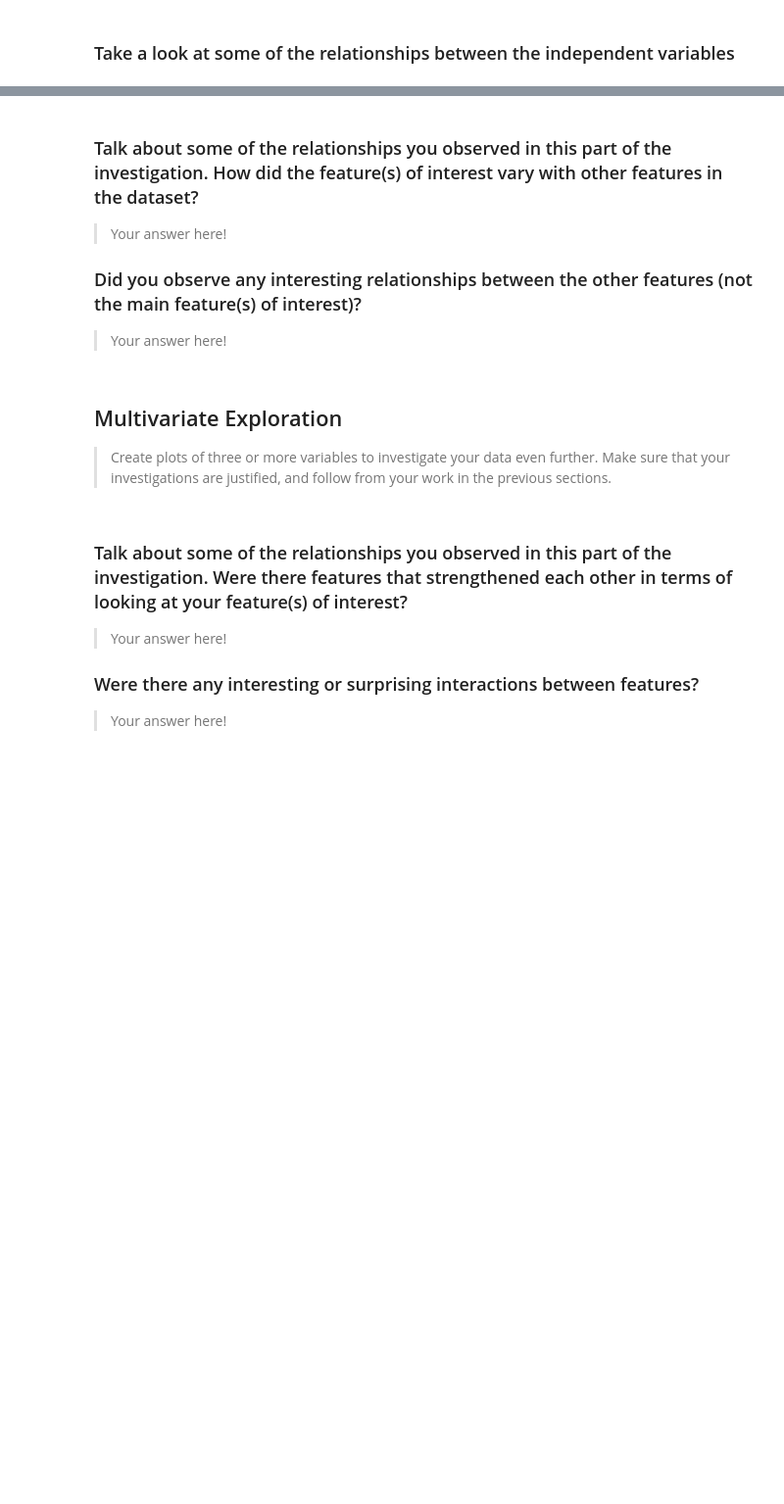
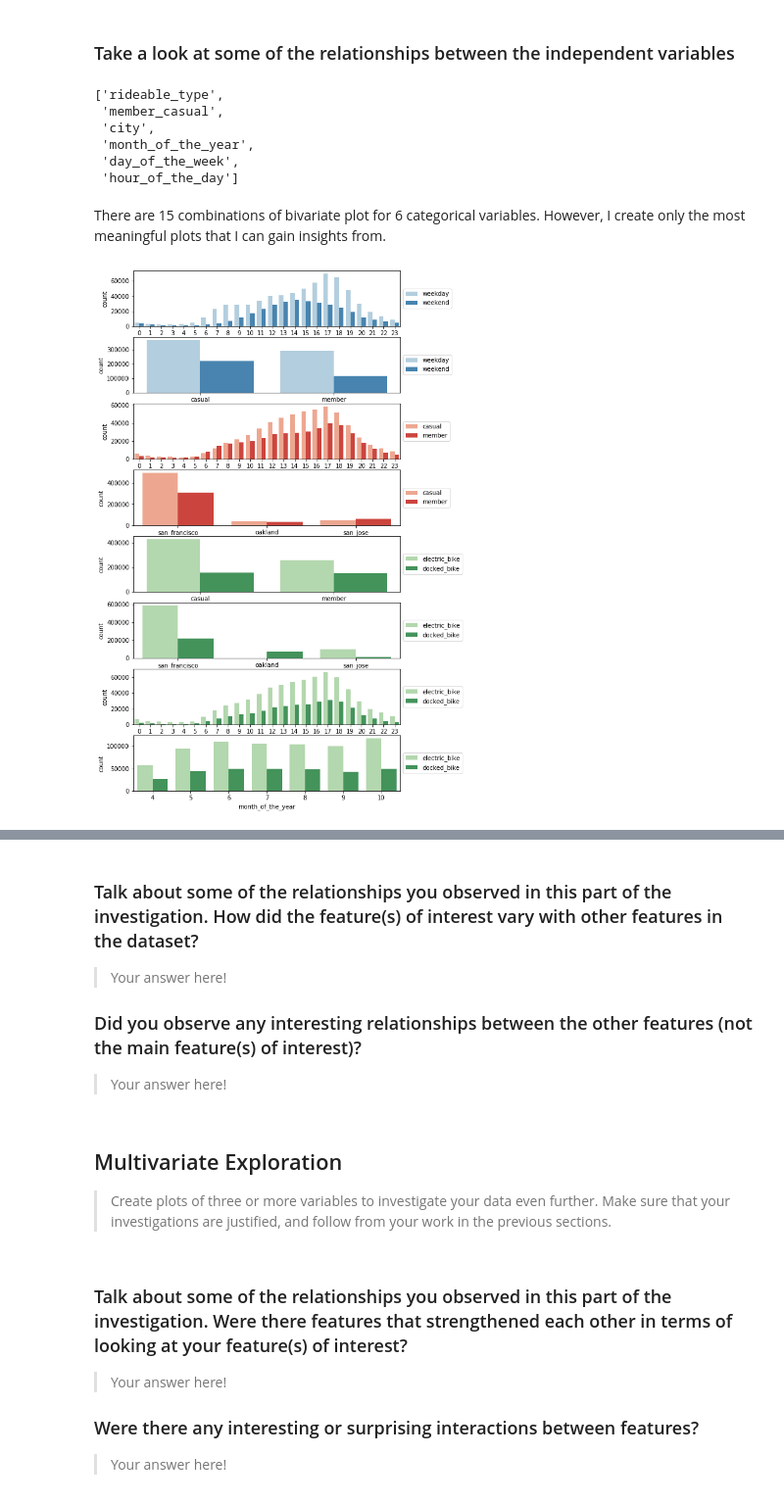
Before and after one commit to weichong-ong/Bay_Wheels_System_Data_Explanatory_Visualization, a Jupyter notebook: Ford_GoBike_System_Data_Exploration.ipynb, the cells around one changed output, grey strips where cells are left out. Shown: that part at 98% size. Saved outputs shown, nothing was run; the diff lists cells and outputs as text; code cells hidden in the pictures; blank space fills up the shorter version.

Commit message:
Add categorical bivariate plots

```diff
--- a/Ford_GoBike_System_Data_Exploration.ipynb
+++ b/Ford_GoBike_System_Data_Exploration.ipynb
@@ -124,13 +124,13 @@ df_master_clean['city'].isnull().sum()
 # %%
 df_master_clean['month_of_the_year'] = df_master_clean['started_at'].dt.month
 df_master_clean['day_of_the_week'] = df_master_clean['started_at'].dt.weekday
-# df_master_clean['week_period'] = df_master_clean['day_of_the_week'].map({0:'weekday',
-#                                                                          1:'weekday',
-#                                                                          2:'weekday',
-#                                                                          3:'weekday',
-#                                                                          4:'weekday',
-#                                                                          5:'weekend',
-#                                                                          6:'weekend'})
+df_master_clean['week_period'] = df_master_clean['day_of_the_week'].map({0:'weekday',
+                                                                         1:'weekday',
+                                                                         2:'weekday',
+                                                                         3:'weekday',
+                                                                         4:'weekday',
+                                                                         5:'weekend',
+                                                                         6:'weekend'})
 df_master_clean['day_of_the_week'] = df_master_clean['day_of_the_week'].map({0:'monday',
                                                                          1:'tuesday',
                                                                          2:'wednesday',
@@ -372,3 +400,62 @@ sns.regplot(data = df_master_clean, x = 'hour_of_the_day', y = 'log_duration', t
 # g.set_xticklabels(rotation=30);
 # %% [markdown]
 ### Take a look at some of the relationships between the independent variables
+# %%
+categorical_vars
+# %% [output]
+['rideable_type',
+ 'member_casual',
+ 'city',
+ 'month_of_the_year',
+ 'day_of_the_week',
+ 'hour_of_the_day']
+# %% [markdown]
+There are 15 combinations of bivariate plot for 6 categorical variables. However, I create only the most meaningful plots that I can gain insights from.
+# %%
+# since there's only three subplots to create, using the full data should be fine.
+plt.figure(figsize = [8, 16])
+n = 8
+
+# Week Period vs Hour
+ax = plt.subplot(n, 1, 1)
+sns.countplot(data = df_master_clean, x = 'hour_of_the_day', hue = 'week_period', palette = 'Blues')
+ax.legend(loc = 6, bbox_to_anchor = (1.0, 0.5))
+
+# Membership vs Week Period
+ax = plt.subplot(n, 1, 2)
+sns.countplot(data = df_master_clean, x = 'member_casual', hue = 'week_period', palette = 'Blues')
+ax.legend(loc = 6, bbox_to_anchor = (1.0, 0.5))
+
+# Hour vs Membership
+ax = plt.subplot(n, 1, 3)
+sns.countplot(data = df_master_clean, x = 'hour_of_the_day', hue = 'member_casual', palette = 'Reds')
+ax.legend(loc = 6, bbox_to_anchor = (1.0, 0.5))
+
+# City vs Membership
+ax = plt.subplot(n, 1, 4)
+sns.countplot(data = df_master_clean, x = 'city', hue = 'member_casual', palette = 'Reds')
+ax.legend(loc = 6, bbox_to_anchor = (1.0, 0.5))
+
+# Membership vs Rideable Type
+ax = plt.subplot(n, 1, 5)
+sns.countplot(data = df_master_clean, x = 'member_casual', hue = 'rideable_type', palette = 'Greens')
+ax.legend(loc = 6, bbox_to_anchor = (1.0, 0.5))
+
+# City vs Rideable Type
+ax = plt.subplot(n, 1, 6)
+sns.countplot(data = df_master_clean, x = 'city', hue = 'rideable_type', palette = 'Greens')
+ax.legend(loc = 6, bbox_to_anchor = (1.0, 0.5))
+
+# Month vs Rideable Type
+ax = plt.subplot(n, 1, 7)
+sns.countplot(data = df_master_clean, x = 'hour_of_the_day', hue = 'rideable_type', palette = 'Greens')
+ax.legend(loc = 6, bbox_to_anchor = (1.0, 0.5))
+
+# Month vs Rideable Type
+ax = plt.subplot(n, 1, 8)
+sns.countplot(data = df_master_clean, x = 'month_of_the_year', hue = 'rideable_type', palette = 'Greens')
+ax.legend(loc = 6, bbox_to_anchor = (1.0, 0.5))
+
+plt.show()
+# %% [output]
+[figure, added]
```
Also changed, not shown: parts of 11 cells of this notebook.
